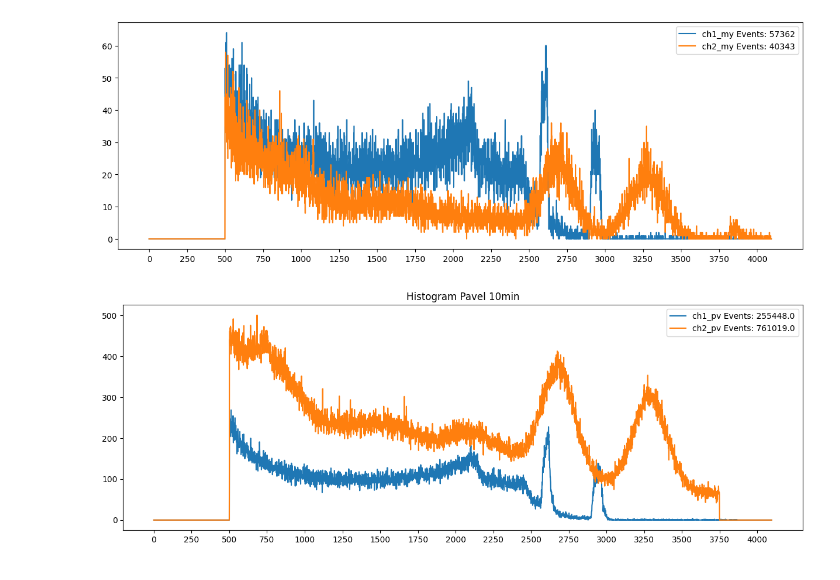
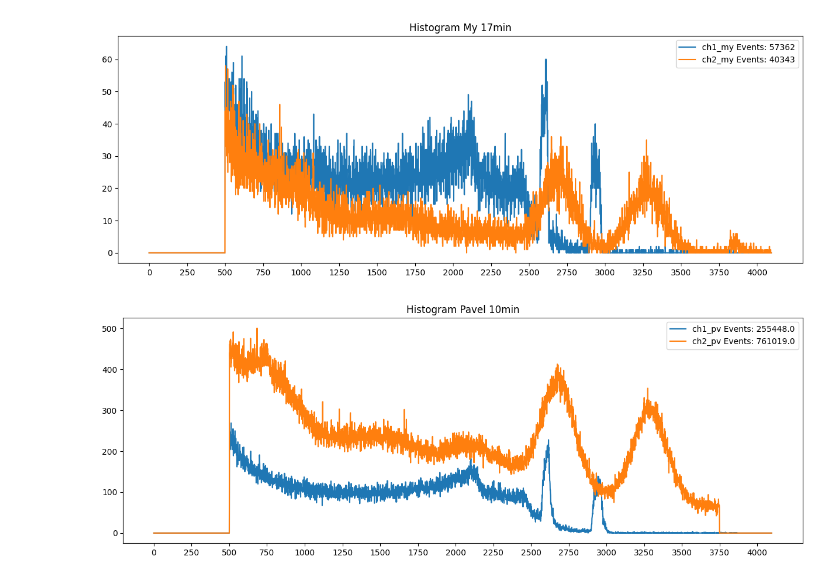
Before and after one commit to JulianBaader/redpitaya-daq-coincidence, a Jupyter notebook: measurements/3_7/analysis_hist.ipynb, the cells around one changed output. Cells and saved outputs as stored; diff of their text form; code cells hidden in the pictures.

Commit message:
Updatet plots

```diff
--- a/measurements/3_7/analysis_hist.ipynb
+++ b/measurements/3_7/analysis_hist.ipynb
@@ -44,11 +44,12 @@ hist_my_ch2[0:500] = 0
 # %%
 plt.plot(bins, hist_my_ch1, label='ch1_my Events: '+str(np.sum(hist_my_ch1)), color=colors['ch1'])
 plt.plot(bins, hist_my_ch2, label='ch2_my Events: '+str(np.sum(hist_my_ch2)), color=colors['ch2'])
+plt.title("Histogram My 17min")
 plt.xticks(ticks)
 plt.legend()
 plt.show()
 # %% [output]
-[figure, old version]
+[figure, new version]
 # %%
 plt.plot(bins, hist_pv_ch1, label='ch1_pv Events: '+str(np.sum(hist_pv_ch1)), color=colors['ch1'])
 plt.plot(bins, hist_pv_ch2, label='ch2_pv Events: '+str(np.sum(hist_pv_ch2)), color=colors['ch2'])
```
Also changed, not shown: parts of 3 cells of this notebook, 4 other files.
